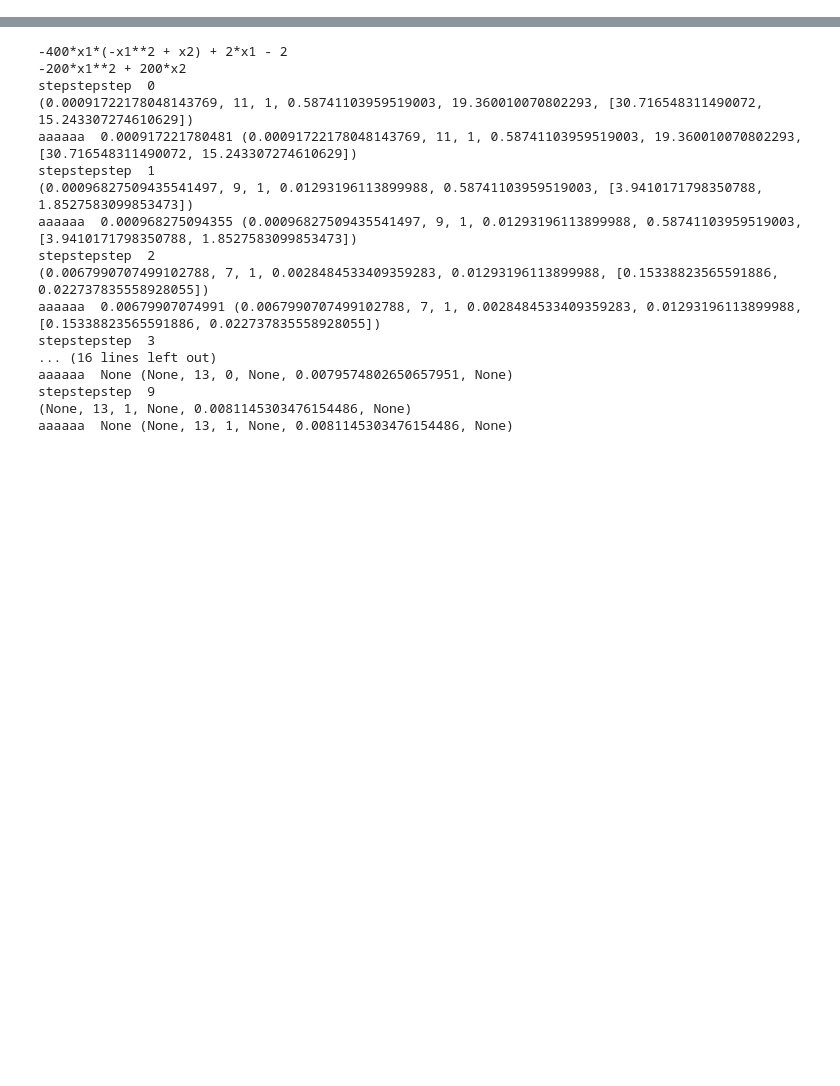
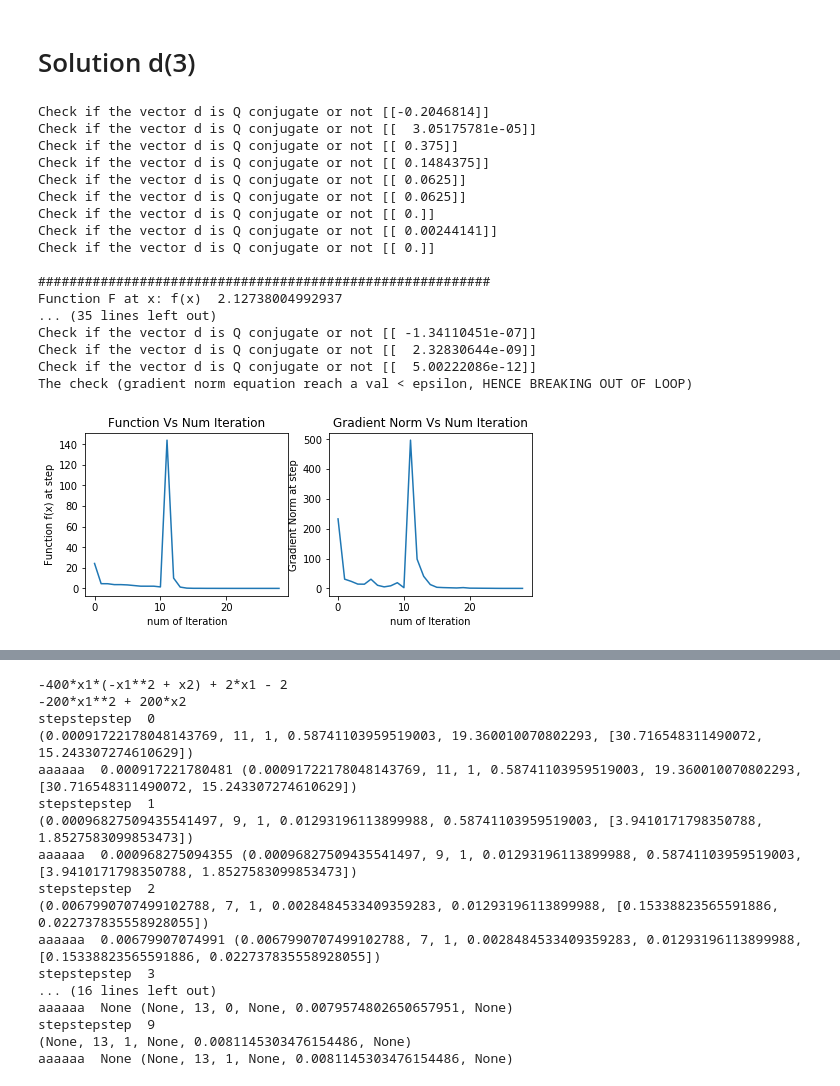
Before and after one commit to Sardhendu/Study, a Jupyter notebook: OptimizationEngg/Project/ConjugateGradient.ipynb, the cells around one changed output, grey strips where cells are left out. Drawn from its saved outputs; the diff is of its cells as text; code cells hidden in the pictures; blank space fills up the shorter version.

```diff
--- a/OptimizationEngg/Project/ConjugateGradient.ipynb
+++ b/OptimizationEngg/Project/ConjugateGradient.ipynb
@@ -132,0 +222,36 @@ def plot(x_arr, rows=1, columns=2, figsize=(12, 6)):
+# %% [markdown]
+# Solution d(3)
+# %%
+x1 = Symbol('x1')
+x2 = Symbol('x2')
+f = (-x1 + 1)**2 + 100*(-x1**2 + x2)**2
+deriv_1 = np.array([f.diff(x1), f.diff(x2)])
+Q = np.array([[deriv_1[0].diff(x1),deriv_1[0].diff(x2)],
+              [deriv_1[1].diff(x1),deriv_1[1].diff(x2)]])
+
+# Initialize Xk
+xk = np.array([-1.2,1], dtype=float).reshape(2,1)
+
+fx_array, gradientNorm_arr = iterateNonQuadratic(f, xk, deriv_1, Q,
+                                                 numFeatures=2, numSteps=100, should_print=10)
+
+plot([fx_array, gradientNorm_arr])
+# %% [output]
+Check if the vector d is Q conjugate or not [[-0.2046814]]
+Check if the vector d is Q conjugate or not [[  3.05175781e-05]]
+Check if the vector d is Q conjugate or not [[ 0.375]]
+Check if the vector d is Q conjugate or not [[ 0.1484375]]
+Check if the vector d is Q conjugate or not [[ 0.0625]]
+Check if the vector d is Q conjugate or not [[ 0.0625]]
+Check if the vector d is Q conjugate or not [[ 0.]]
+Check if the vector d is Q conjugate or not [[ 0.00244141]]
+Check if the vector d is Q conjugate or not [[ 0.]]
+
+##########################################################
+Function F at x: f(x)  2.12738004992937
+... (35 lines left out)
+Check if the vector d is Q conjugate or not [[ -1.34110451e-07]]
+Check if the vector d is Q conjugate or not [[  2.32830644e-09]]
+Check if the vector d is Q conjugate or not [[  5.00222086e-12]]
+The check (gradient norm equation reach a val < epsilon, HENCE BREAKING OUT OF LOOP)
+[figure, added]
```
Also changed, not shown: parts of 14 cells of this notebook, 2 other files.
